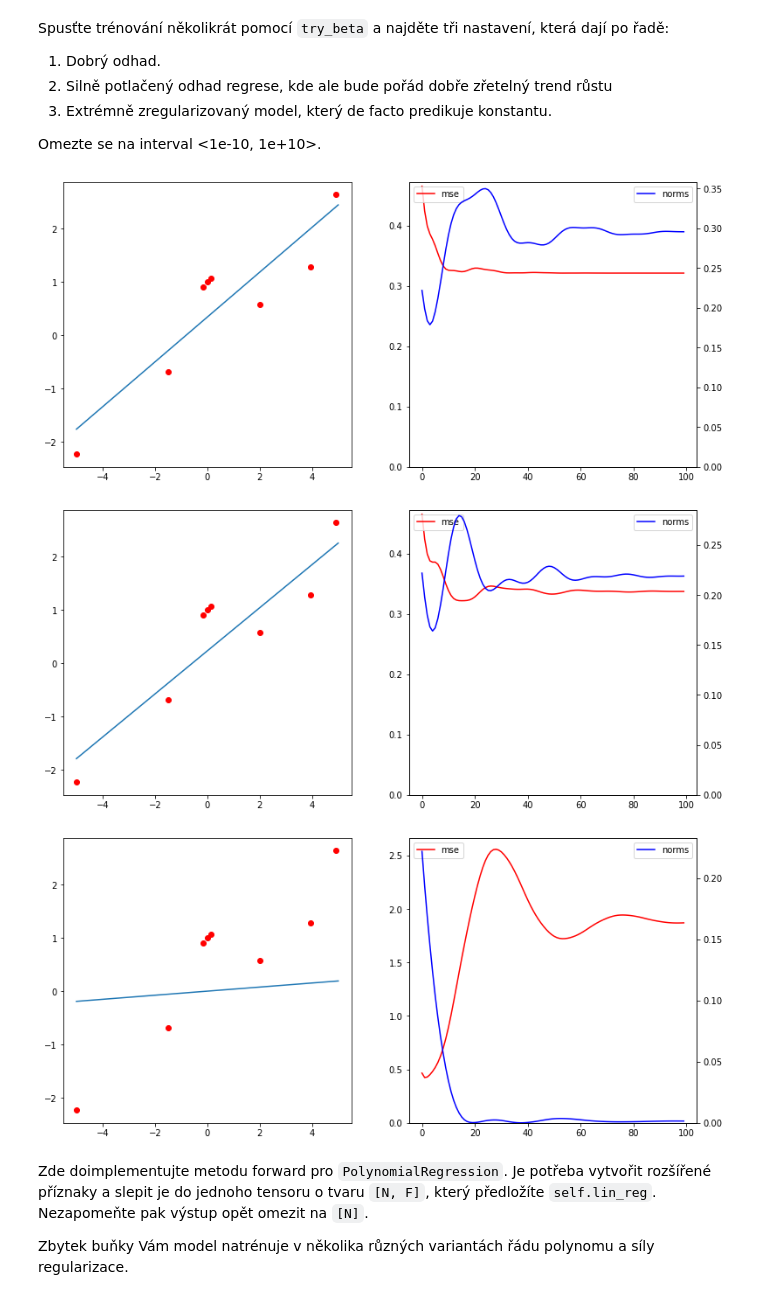
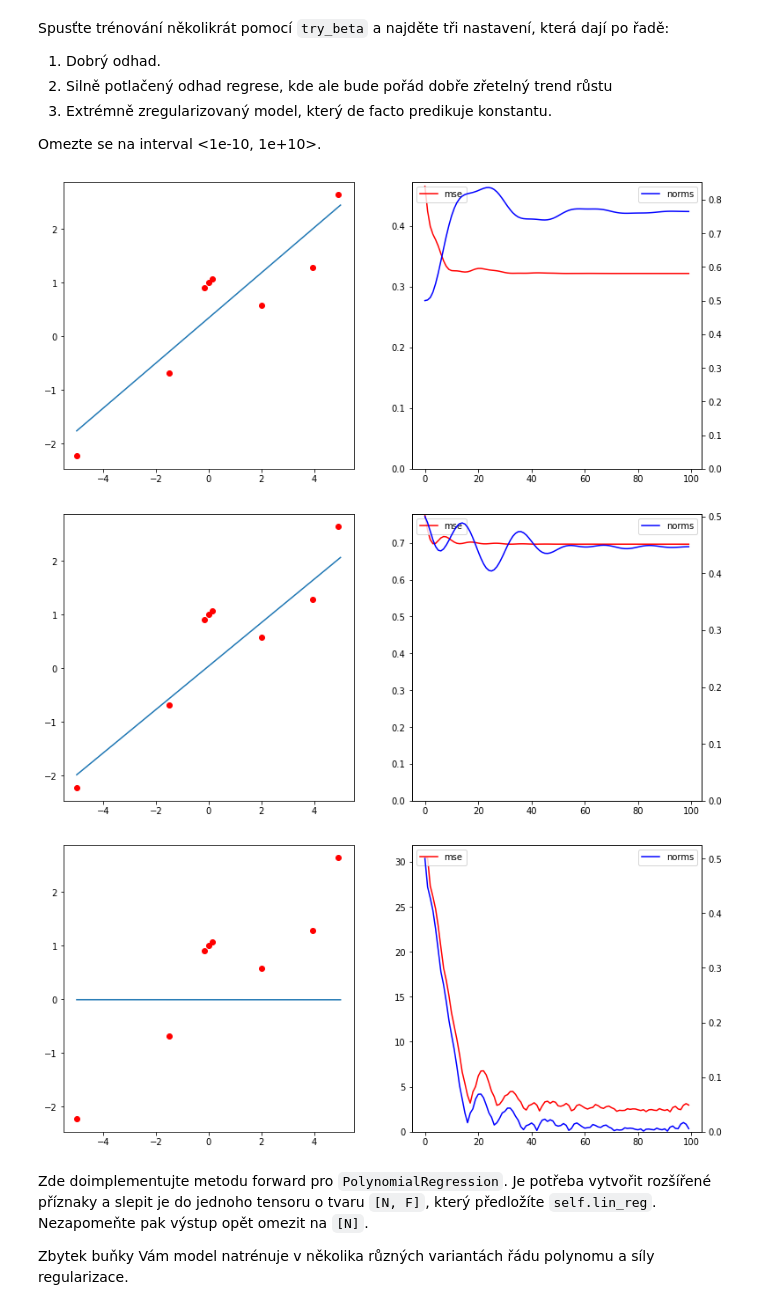
Before and after one commit to T-ess/VUT-SUI-neural, a Jupyter notebook: zadani.ipynb, the cells around one changed output. Drawn from its saved outputs; the diff is of its cells as text; code cells hidden in the pictures.

```diff
--- a/zadani.ipynb
+++ b/zadani.ipynb
@@ -57,8 +58,7 @@ Neuvažujte žádnou learning rate (resp. rovnou jedné) a nepoužívejte žádn
 Zbylý kód v buňce pak funkci zavolá a vykreslí, jak postupovala.
 # %%
 def tangent_minimum(function, x0, nb_steps):
-    path = []
-    path.append(x0.item())
+    path = [x0.item()]
     for i in range(nb_steps):
         fx = function(x0)
         fx.backward()
@@ -98,20 +98,19 @@ Může se vám hodit `torch.nn.Module.parameters()`.
 class LinearRegression(torch.nn.Module):
     def __init__(self, input_dim):
         super(LinearRegression, self).__init__()
-        self.input_dim = input_dim
         self.linear = torch.nn.Linear(input_dim, 1)
         self.linear.bias.data.fill_(0)
-        self.linear.weight.data.fill_(0)
+        torch.nn.init.constant_(self.linear.weight[1:], 0)
         torch.nn.init.constant_(self.linear.weight[0], 0.5)
 
     def forward(self, x):
         x = self.linear(x)
-        return np.squeeze(x)
+        return torch.squeeze(x)
 
     def l2_norm(self):
-        l2_norm = 0.
+        l2_norm = 0.0
         for param in self.parameters():
-            l2_norm += torch.norm(param, 2) ** 2
+            l2_norm += torch.linalg.norm(param, ord=2)
         return l2_norm
 # %% [markdown]
 Naimplementujte funkci pro trénování modelu takového modelu.
@@ -132,12 +131,13 @@ def train_regression_model(model, loss_fun, optimizer, train_X, train_t, nb_step
     mses = []
     norms = []
     for step in range(nb_steps):
-        optimizer.zero_grad() #clear gradient
-        output = model(train_X)
+        output = model.forward(train_X)
         loss = loss_fun(output, train_t, model)
         loss.backward() #compute gradients
         optimizer.step()
-        mses.append(torch.mean((output - train_t) ** 2).item())
+        optimizer.zero_grad() #clear gradient
+        # mses.append(((output.detach() - train_t)**2).mean())
+        mses.append(loss.item())
         norms.append(model.l2_norm().item())
     return mses, norms
 
@@ -146,8 +146,8 @@ class MSE_with_regression:
         self.loss = torch.nn.MSELoss()
         self.l2_beta = l2_beta
 
-    def __call__(self, output, target, model):
-        mse = torch.mean((output - target) ** 2)
+    def __call__(self, y, t, model):
+        mse = self.loss(y, t)
         l2 = model.l2_norm()
         return mse + self.l2_beta * l2
 # %% [markdown]
@@ -160,35 +160,35 @@ Omezte se na interval <1e-10, 1e+10>.
 # %%
 def plot_training_result(model, losses, norms):
     fig, axs = plt.subplots(ncols=2, figsize=(13, 6))
     axs[0].plot(xs.detach(), model(xs.float().unsqueeze(-1)).detach())
     axs[0].scatter(data, ts, c='r')
 
     axs[1].plot(losses, 'r-', label='mse')
     axs[1].legend(loc="upper left")
     axs[1].set_ylim(bottom=0)
     ax_2 = axs[1].twinx()
     ax_2.plot(norms, 'b-', label='norms')
     ax_2.legend(loc="upper right")
     ax_2.set_ylim(bottom=0)
 
 
 xs = torch.linspace(-5, 5, steps=100)
 data = torch.tensor([-4.99, 3.95, -1.5, -0.15, 0, 0.15, 2, 4.9]).unsqueeze(-1)
 ts = func(data).squeeze(-1).detach()
 
 def try_beta(l2_beta):
     regr_1 = LinearRegression(1)
     opt = torch.optim.Adam(regr_1.parameters(), 3e-2)
     losses, norms = train_regression_model(regr_1, MSE_with_regression(l2_beta), opt, data, ts)
     plot_training_result(regr_1, losses, norms)
 
 try_beta(0.001)
-try_beta(0.5)
-try_beta(100)
+try_beta(0.62)
+try_beta(60)
 # %% [output]
-[figure, old version]
+[figure, new version]
-[figure, old version]
+[figure, new version]
-[figure, old version]
+[figure, new version]
 # %% [markdown]
 Zde doimplementujte metodu forward pro `PolynomialRegression`.
 Je potřeba vytvořit rozšířené příznaky a slepit je do jednoho tensoru o tvaru `[N, F]`, který předložíte `self.lin_reg`.
```
Also changed, not shown: parts of 3 cells of this notebook.
